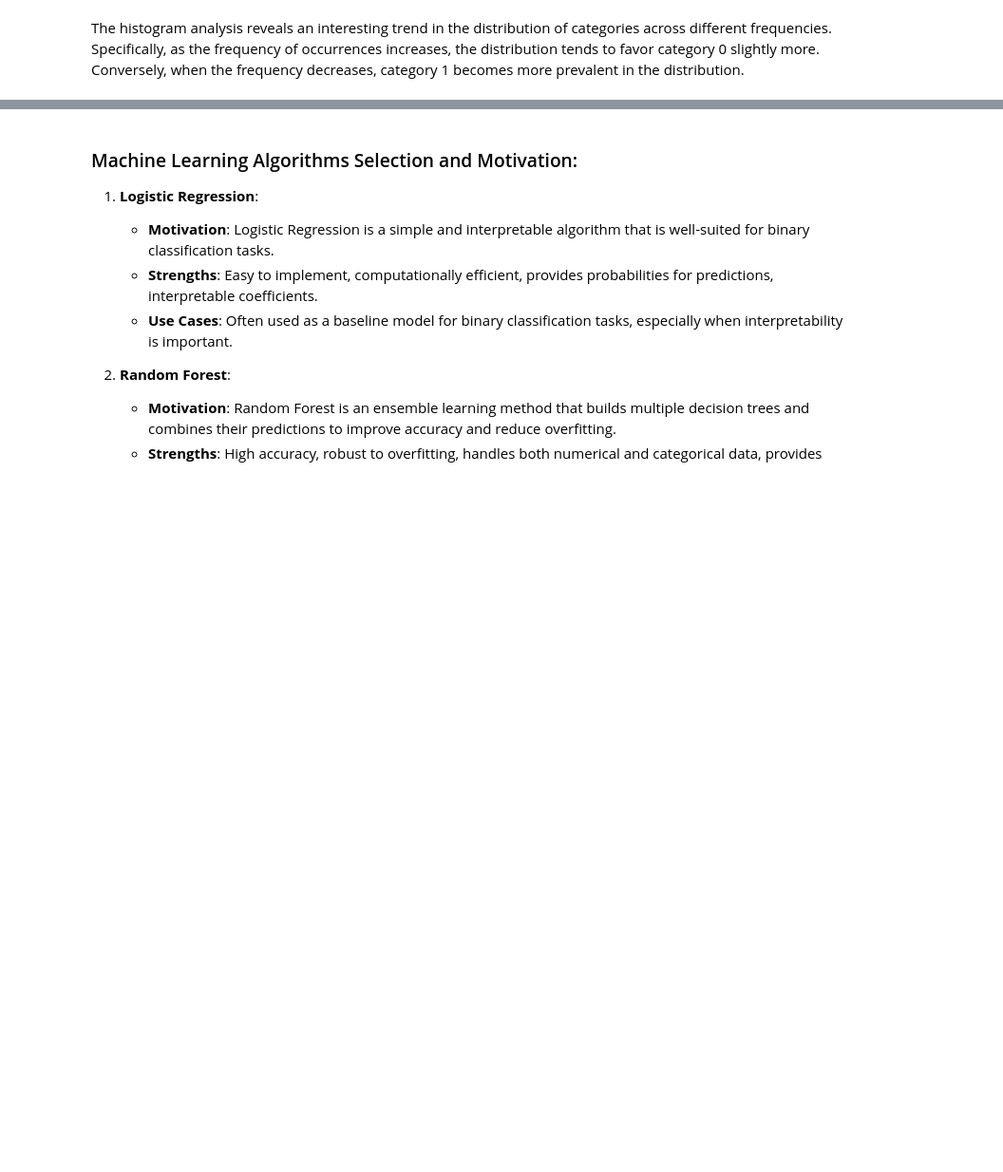
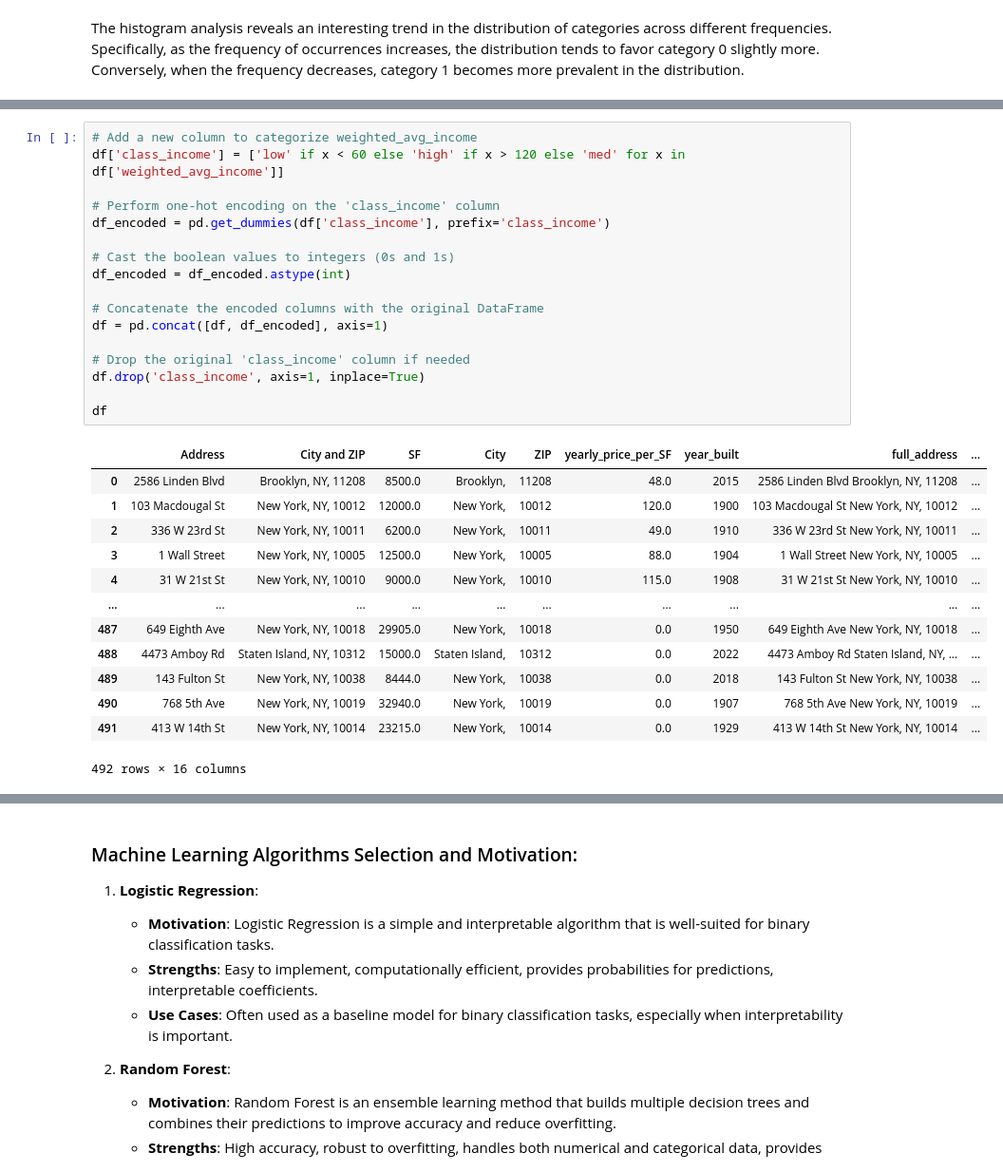
Before and after one commit to y-prog/geospatial, a Jupyter notebook: ny_geo/nyc_apple_stores_proj.ipynb, the cells around one changed output, grey strips where cells are left out. Shown at 95% size. Drawn from its saved outputs; the diff is of its cells as text; blank space fills up the shorter version.

```diff
--- a/ny_geo/nyc_apple_stores_proj.ipynb
+++ b/ny_geo/nyc_apple_stores_proj.ipynb
@@ -380 +529,32 @@ The histogram analysis reveals an interesting trend in the distribution of categ
+# %%
+# Add a new column to categorize weighted_avg_income
+df['class_income'] = ['low' if x < 60 else 'high' if x > 120 else 'med' for x in df['weighted_avg_income']]
+
+# Perform one-hot encoding on the 'class_income' column
+df_encoded = pd.get_dummies(df['class_income'], prefix='class_income')
+
+# Cast the boolean values to integers (0s and 1s)
+df_encoded = df_encoded.astype(int)
+
+# Concatenate the encoded columns with the original DataFrame
+df = pd.concat([df, df_encoded], axis=1)
+
+# Drop the original 'class_income' column if needed
+df.drop('class_income', axis=1, inplace=True)
+
+df
+# %% [output]
+|  | Address | City and ZIP | SF | City | ZIP | yearly_price_per_SF | year_built | full_address | ... |
+| 0 | 2586 Linden Blvd | Brooklyn, NY, 11208 | 8500.0 | Brooklyn, | 11208 | 48.0 | 2015 | 2586 Linden Blvd Brooklyn, NY, 11208 | ... |
+| 1 | 103 Macdougal St | New York, NY, 10012 | 12000.0 | New York, | 10012 | 120.0 | 1900 | 103 Macdougal St New York, NY, 10012 | ... |
+| 2 | 336 W 23rd St | New York, NY, 10011 | 6200.0 | New York, | 10011 | 49.0 | 1910 | 336 W 23rd St New York, NY, 10011 | ... |
+| 3 | 1 Wall Street | New York, NY, 10005 | 12500.0 | New York, | 10005 | 88.0 | 1904 | 1 Wall Street New York, NY, 10005 | ... |
+| 4 | 31 W 21st St | New York, NY, 10010 | 9000.0 | New York, | 10010 | 115.0 | 1908 | 31 W 21st St New York, NY, 10010 | ... |
+| ... | ... | ... | ... | ... | ... | ... | ... | ... | ... |
+| 487 | 649 Eighth Ave | New York, NY, 10018 | 29905.0 | New York, | 10018 | 0.0 | 1950 | 649 Eighth Ave New York, NY, 10018 | ... |
+| 488 | 4473 Amboy Rd | Staten Island, NY, 10312 | 15000.0 | Staten Island, | 10312 | 0.0 | 2022 | 4473 Amboy Rd Staten Island, NY, ... | ... |
+| 489 | 143 Fulton St | New York, NY, 10038 | 8444.0 | New York, | 10038 | 0.0 | 2018 | 143 Fulton St New York, NY, 10038 | ... |
+| 490 | 768 5th Ave | New York, NY, 10019 | 32940.0 | New York, | 10019 | 0.0 | 1907 | 768 5th Ave New York, NY, 10019 | ... |
+| 491 | 413 W 14th St | New York, NY, 10014 | 23215.0 | New York, | 10014 | 0.0 | 1929 | 413 W 14th St New York, NY, 10014 | ... |
+492 rows × 16 columns
 # %%
```
Also changed, not shown: parts of 16 cells of this notebook, 4 other files.
